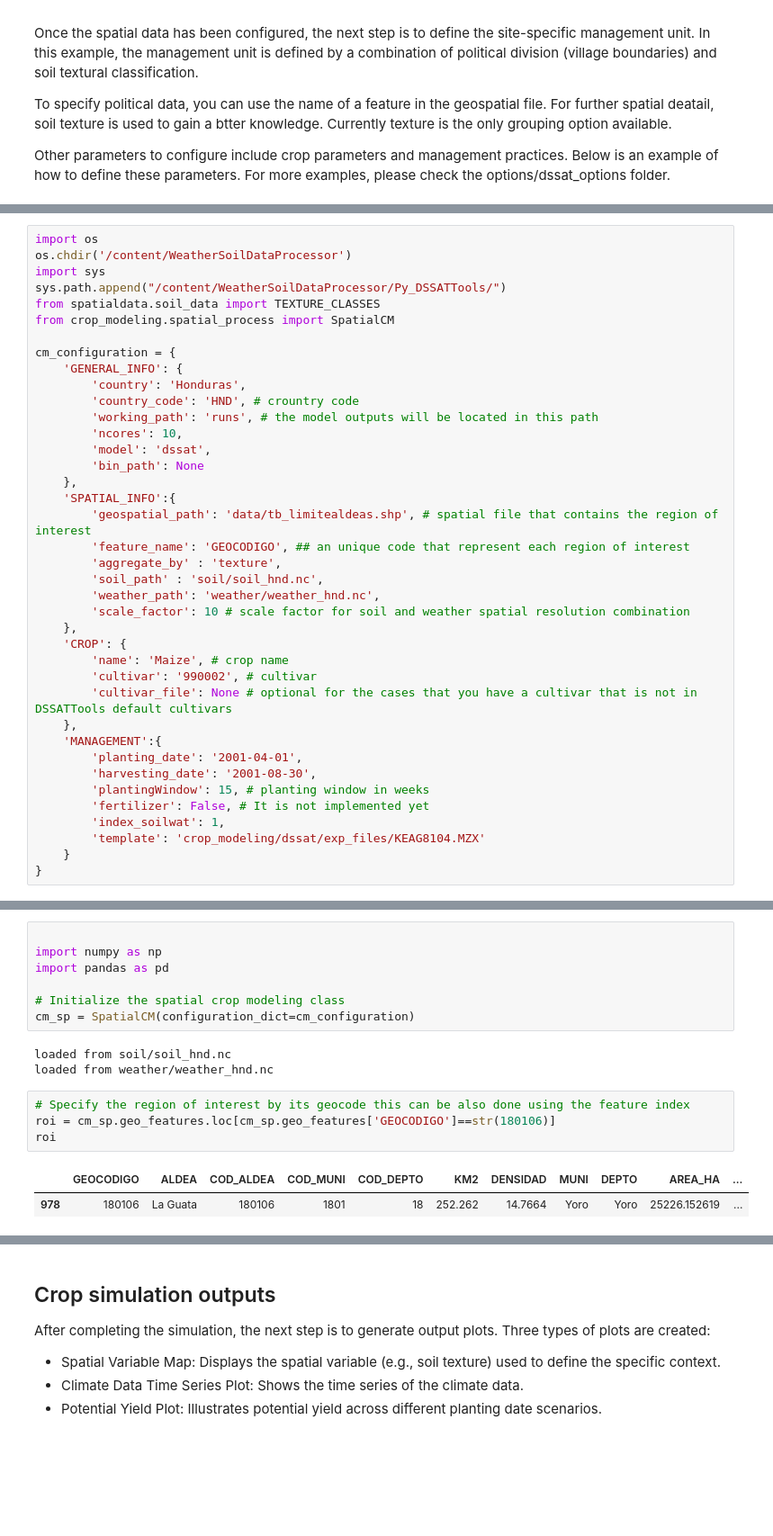
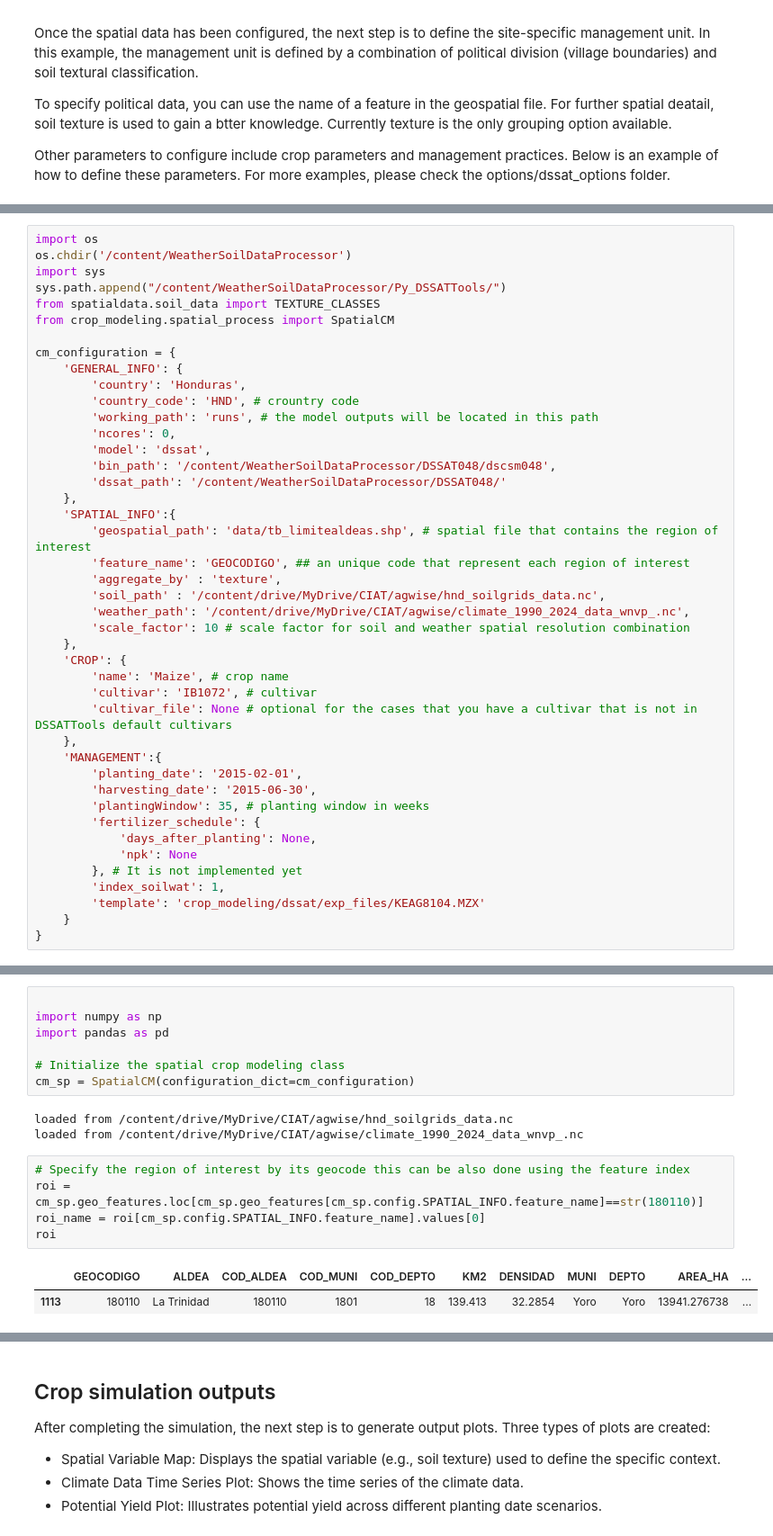
Before and after one commit to anaguilarar/WeatherSoilDataProcessor, a Jupyter notebook: google_colab_examples/dssat_spatial_crop_simulation.ipynb, the cells around one changed output, grey strips where cells are left out. Shown: that part at 90% size. Drawn from its saved outputs; the diff is of its cells as text; blank space fills up the shorter version.

```diff
--- a/google_colab_examples/dssat_spatial_crop_simulation.ipynb
+++ b/google_colab_examples/dssat_spatial_crop_simulation.ipynb
@@ -133,28 +139,32 @@ cm_configuration = {
         'country': 'Honduras',
         'country_code': 'HND', # crountry code
         'working_path': 'runs', # the model outputs will be located in this path
-        'ncores': 10,
+        'ncores': 0,
         'model': 'dssat',
-        'bin_path': None
+        'bin_path': '/content/WeatherSoilDataProcessor/DSSAT048/dscsm048',
+        'dssat_path': '/content/WeatherSoilDataProcessor/DSSAT048/'
     },
     'SPATIAL_INFO':{
         'geospatial_path': 'data/tb_limitealdeas.shp', # spatial file that contains the region of interest
         'feature_name': 'GEOCODIGO', ## an unique code that represent each region of interest
         'aggregate_by' : 'texture',
-        'soil_path' : 'soil/soil_hnd.nc',
-        'weather_path': 'weather/weather_hnd.nc',
+        'soil_path' : '/content/drive/MyDrive/CIAT/agwise/hnd_soilgrids_data.nc',
+        'weather_path': '/content/drive/MyDrive/CIAT/agwise/climate_1990_2024_data_wnvp_.nc',
         'scale_factor': 10 # scale factor for soil and weather spatial resolution combination
     },
     'CROP': {
         'name': 'Maize', # crop name
-        'cultivar': '990002', # cultivar
+        'cultivar': 'IB1072', # cultivar
         'cultivar_file': None # optional for the cases that you have a cultivar that is not in DSSATTools default cultivars
     },
     'MANAGEMENT':{
-        'planting_date': '2001-04-01',
-        'harvesting_date': '2001-08-30',
-        'plantingWindow': 15, # planting window in weeks
-        'fertilizer': False, # It is not implemented yet
+        'planting_date': '2015-02-01',
+        'harvesting_date': '2015-06-30',
+        'plantingWindow': 35, # planting window in weeks
+        'fertilizer_schedule': {
+            'days_after_planting': None,
+            'npk': None
+        }, # It is not implemented yet
         'index_soilwat': 1,
         'template': 'crop_modeling/dssat/exp_files/KEAG8104.MZX'
     }
@@ -167,15 +181,16 @@ import pandas as pd
 # Initialize the spatial crop modeling class
 cm_sp = SpatialCM(configuration_dict=cm_configuration)
 # %% [output]
-loaded from soil/soil_hnd.nc
-loaded from weather/weather_hnd.nc
+loaded from /content/drive/MyDrive/CIAT/agwise/hnd_soilgrids_data.nc
+loaded from /content/drive/MyDrive/CIAT/agwise/climate_1990_2024_data_wnvp_.nc
 # %%
 # Specify the region of interest by its geocode this can be also done using the feature index
-roi = cm_sp.geo_features.loc[cm_sp.geo_features['GEOCODIGO']==str(180106)]
+roi = cm_sp.geo_features.loc[cm_sp.geo_features[cm_sp.config.SPATIAL_INFO.feature_name]==str(180110)]
+roi_name = roi[cm_sp.config.SPATIAL_INFO.feature_name].values[0]
 roi
 # %% [output]
 |  | GEOCODIGO | ALDEA | COD_ALDEA | COD_MUNI | COD_DEPTO | KM2 | DENSIDAD | MUNI | DEPTO | AREA_HA | ... |
-| 978 | 180106 | La Guata | 180106 | 1801 | 18 | 252.262 | 14.7664 | Yoro | Yoro | 25226.152619 | ... |
+| 1113 | 180110 | La Trinidad | 180110 | 1801 | 18 | 139.413 | 32.2854 | Yoro | Yoro | 13941.276738 | ... |
 # %%
 
 # Create soil and weather files for the selected region
```
Also changed, not shown: parts of 10 cells of this notebook.
